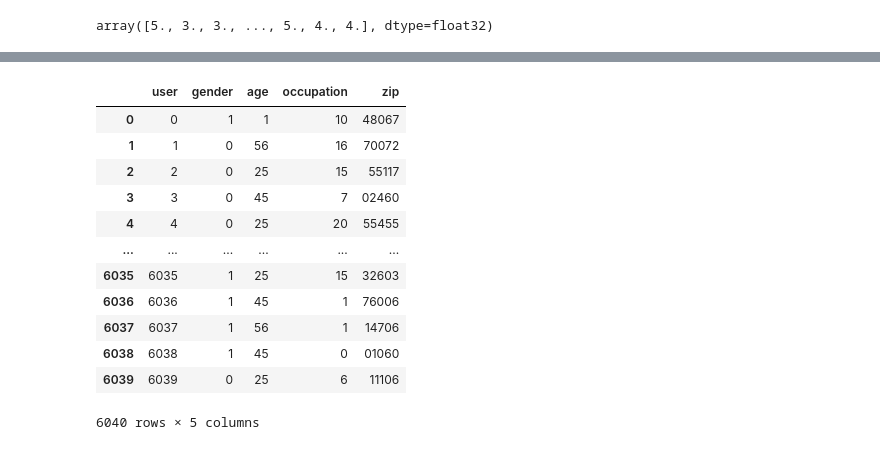
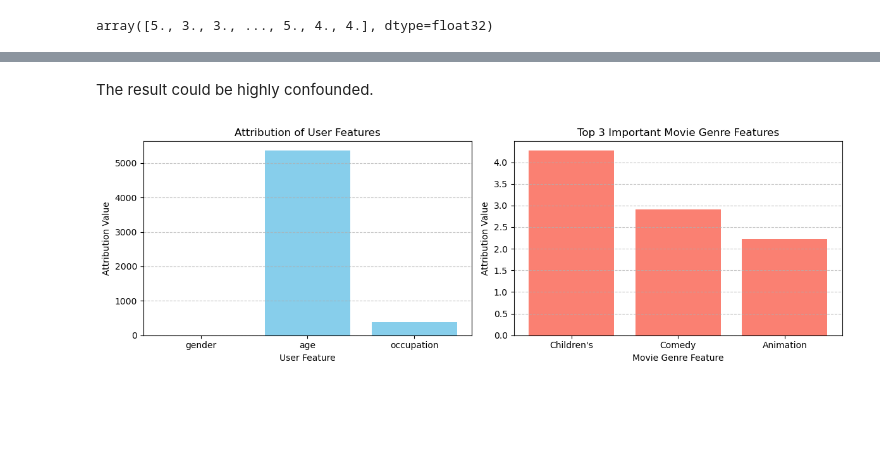
Before and after one commit to LangtianM/stat992_s25, a Jupyter notebook: hw1/ex1.ipynb, the cells around one changed output, grey strips where cells are left out. Saved outputs shown, nothing was run; the diff lists cells and outputs as text; code cells hidden in the pictures; blank space fills up the shorter version.

```diff
--- a/hw1/ex1.ipynb
+++ b/hw1/ex1.ipynb
@@ -126,5 +126,8 @@ def train(model, data, adj, user_features, item_features, epochs=5):
         optimizer.zero_grad()
         print(f"Epoch {epoch+1}/{epochs}, Loss: {loss.item():.4f}")
 
-train(model, data, adj_matrix, user_features, movie_features, epochs=5)
+# train(model, data, adj_matrix, user_features, movie_features, epochs=5)
+# torch.save(model.state_dict(), "lightgcn.pth")
+model.load_state_dict(torch.load("lightgcn.pth"))
+model.eval()
 # %% [output]
@@ -231,16 +232,13 @@ plt.show()
-# %%
-users
-# %% [output]
-|  | user | gender | age | occupation | zip |
-| 0 | 0 | 1 | 1 | 10 | 48067 |
-| 1 | 1 | 0 | 56 | 16 | 70072 |
-| 2 | 2 | 0 | 25 | 15 | 55117 |
-| 3 | 3 | 0 | 45 | 7 | 02460 |
-| 4 | 4 | 0 | 25 | 20 | 55455 |
-| ... | ... | ... | ... | ... | ... |
-| 6035 | 6035 | 1 | 25 | 15 | 32603 |
-| 6036 | 6036 | 1 | 45 | 1 | 76006 |
-| 6037 | 6037 | 1 | 56 | 1 | 14706 |
-| 6038 | 6038 | 1 | 45 | 0 | 01060 |
-| 6039 | 6039 | 0 | 25 | 6 | 11106 |
-6040 rows × 5 columns
+# %%
+attributions = get_attribution(target_user=0, target_item=0)
+
+user_attr = attributions[0].detach().numpy()
+movie_attr = attributions[1].detach().numpy()
+
+plot_attribution(user_attr, movie_attr)
+# %% [markdown]
+The result could be highly confounded.
+# %%
+plot_attribution(attributions[0].detach().numpy(), attributions[1].detach().numpy())
+# %% [output]
+[figure, added]
```
Also changed, not shown: parts of 9 cells of this notebook, 3 other files.
